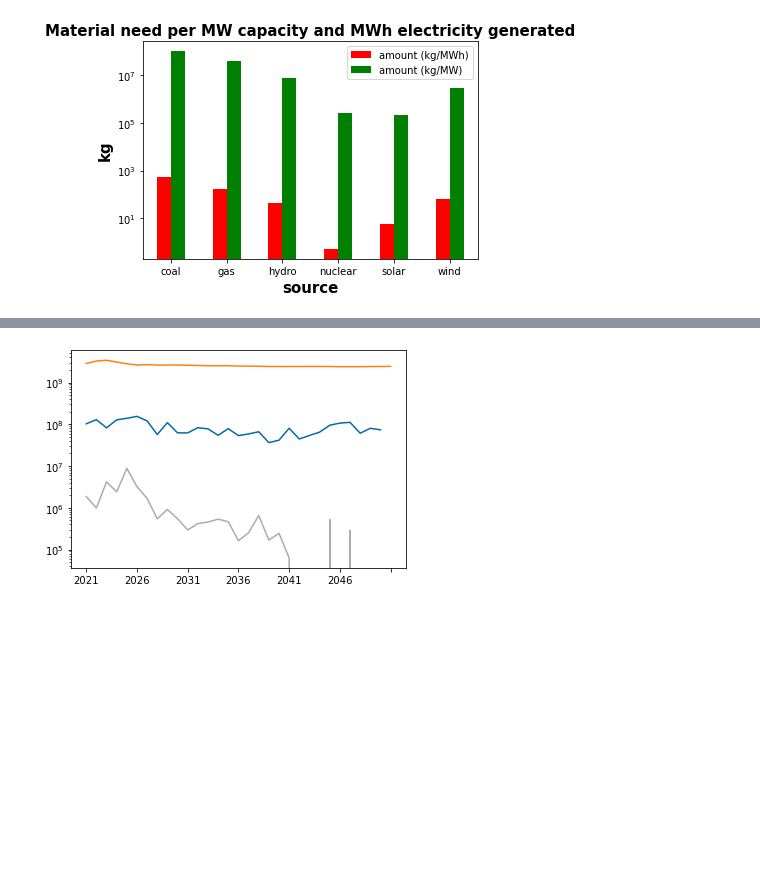
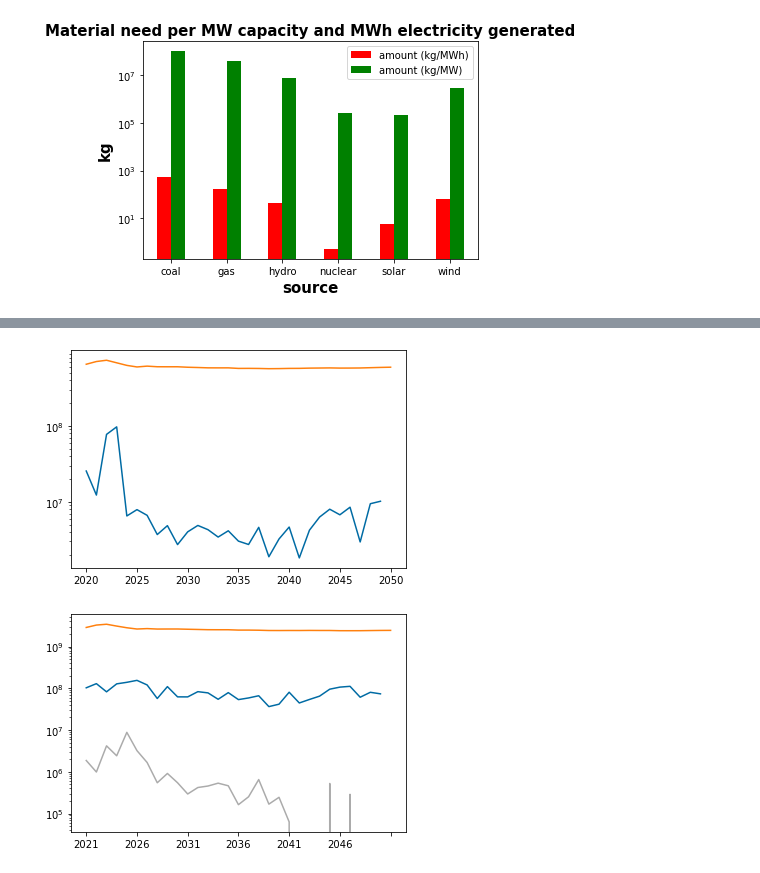
Before and after one commit to di212/mining_waste, a Jupyter notebook: get_material_flows (1).ipynb, the cells around one changed output, grey strips where cells are left out. Saved outputs shown, nothing was run; the diff lists cells and outputs as text; code cells hidden in the pictures; blank space fills up the shorter version.

```diff
--- a/get_material_flows (1).ipynb
+++ b/get_material_flows (1).ipynb
@@ -325,0 +250,6 @@ gen
+# %%
+total_front_need
+annual_constr_need=constructions*[1.293910e+05, 2.861319e+06, 2.042597e+05, 7.706588e+06, 2.132855e+05]
+annual_constr_need_tot = annual_constr_need.sum(axis=1) #in tons
+annual_constr_need_tot.to_frame()
+annual_constr_need_tot
@@ -348,0 +288,5 @@ dtype: float64
+# %%
+total_oper_need
+annual_oper_need=gen*1000*[545,172.8,0.075434,0.097416,0, 0.175951]
+annual_oper_need_tot= annual_oper_need.sum(axis=1) #in tons
+annual_oper_need_tot.to_frame()
@@ -349,2 +367,8 @@ dtype: float64
+# %%
+ax = annual_constr_need_tot.plot()
+annual_oper_need_tot.plot(ax=ax)
+ax.set_yscale('log')
+# %% [output]
+[figure, added]
 # %%
 ax = annual_constr_waste_tot.plot()
```
Also changed, not shown: parts of 22 cells of this notebook.
